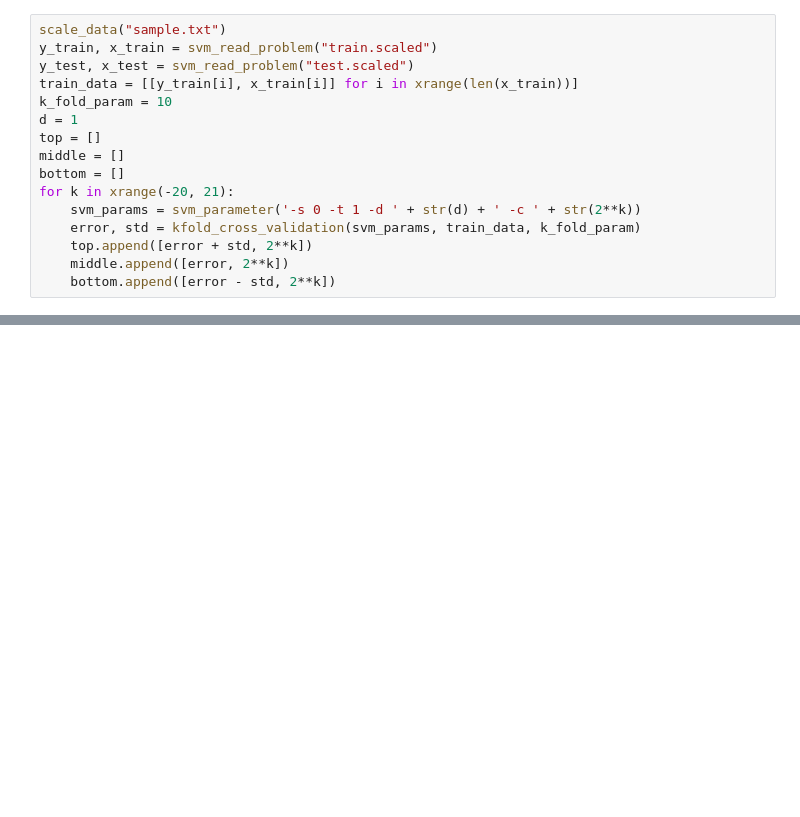
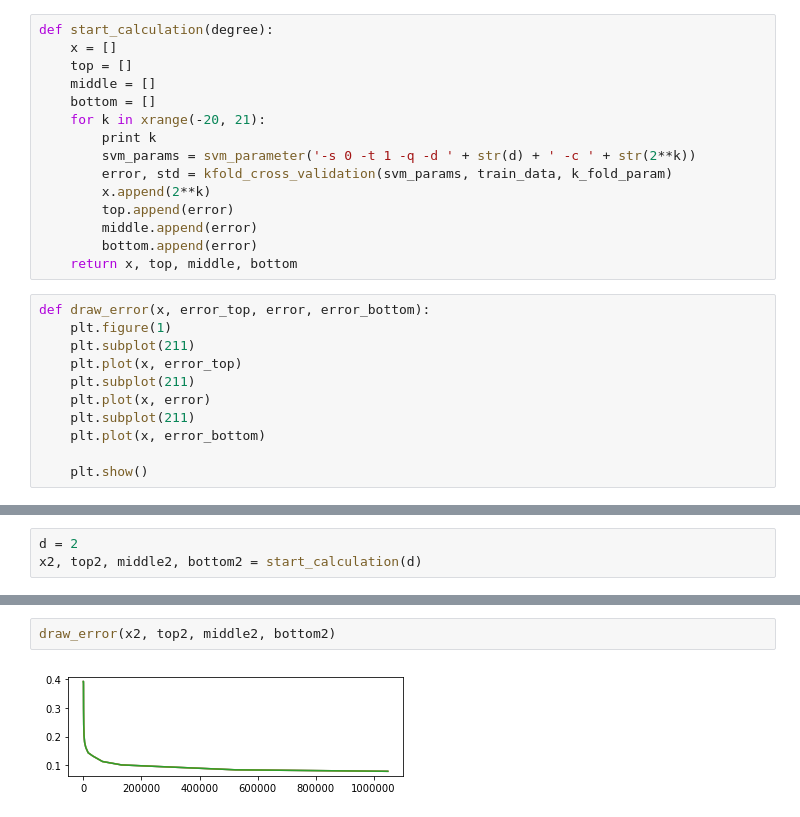
Before and after one commit to BondarovitchAA/ML, a Jupyter notebook: HM8.ipynb, the cells around one changed output, grey strips where cells are left out. Drawn from its saved outputs; the diff is of its cells as text; blank space fills up the shorter version.

```diff
--- a/HM8.ipynb
+++ b/HM8.ipynb
@@ -118,16 +115,26 @@ def scale_data(file_path):
 # %%
-scale_data("sample.txt")
-y_train, x_train = svm_read_problem("train.scaled")
-y_test, x_test = svm_read_problem("test.scaled")
-train_data = [[y_train[i], x_train[i]] for i in xrange(len(x_train))]
-k_fold_param = 10
-d = 1
-top = []
-middle = []
-bottom = []
-for k in xrange(-20, 21):
-    svm_params = svm_parameter('-s 0 -t 1 -d ' + str(d) + ' -c ' + str(2**k))
-    error, std = kfold_cross_validation(svm_params, train_data, k_fold_param)
-    top.append([error + std, 2**k])
-    middle.append([error, 2**k])
-    bottom.append([error - std, 2**k])
+def start_calculation(degree):
+    x = []
+    top = []
+    middle = []
+    bottom = []
+    for k in xrange(-20, 21):
+        print k
+        svm_params = svm_parameter('-s 0 -t 1 -q -d ' + str(d) + ' -c ' + str(2**k))
+        error, std = kfold_cross_validation(svm_params, train_data, k_fold_param)
+        x.append(2**k)
+        top.append(error)
+        middle.append(error)
+        bottom.append(error)
+    return x, top, middle, bottom
+# %%
+def draw_error(x, error_top, error, error_bottom):
+    plt.figure(1)
+    plt.subplot(211)
+    plt.plot(x, error_top)
+    plt.subplot(211)
+    plt.plot(x, error)
+    plt.subplot(211)
+    plt.plot(x, error_bottom)
+
+    plt.show()
@@ -133,0 +167,3 @@ for k in xrange(-20, 21):
+# %%
+d = 2
+x2, top2, middle2, bottom2 = start_calculation(d)
@@ -133,0 +188,4 @@ for k in xrange(-20, 21):
+# %%
+draw_error(x2, top2, middle2, bottom2)
+# %% [output]
+[figure, added]
```
Also changed, not shown: parts of 12 cells of this notebook.
